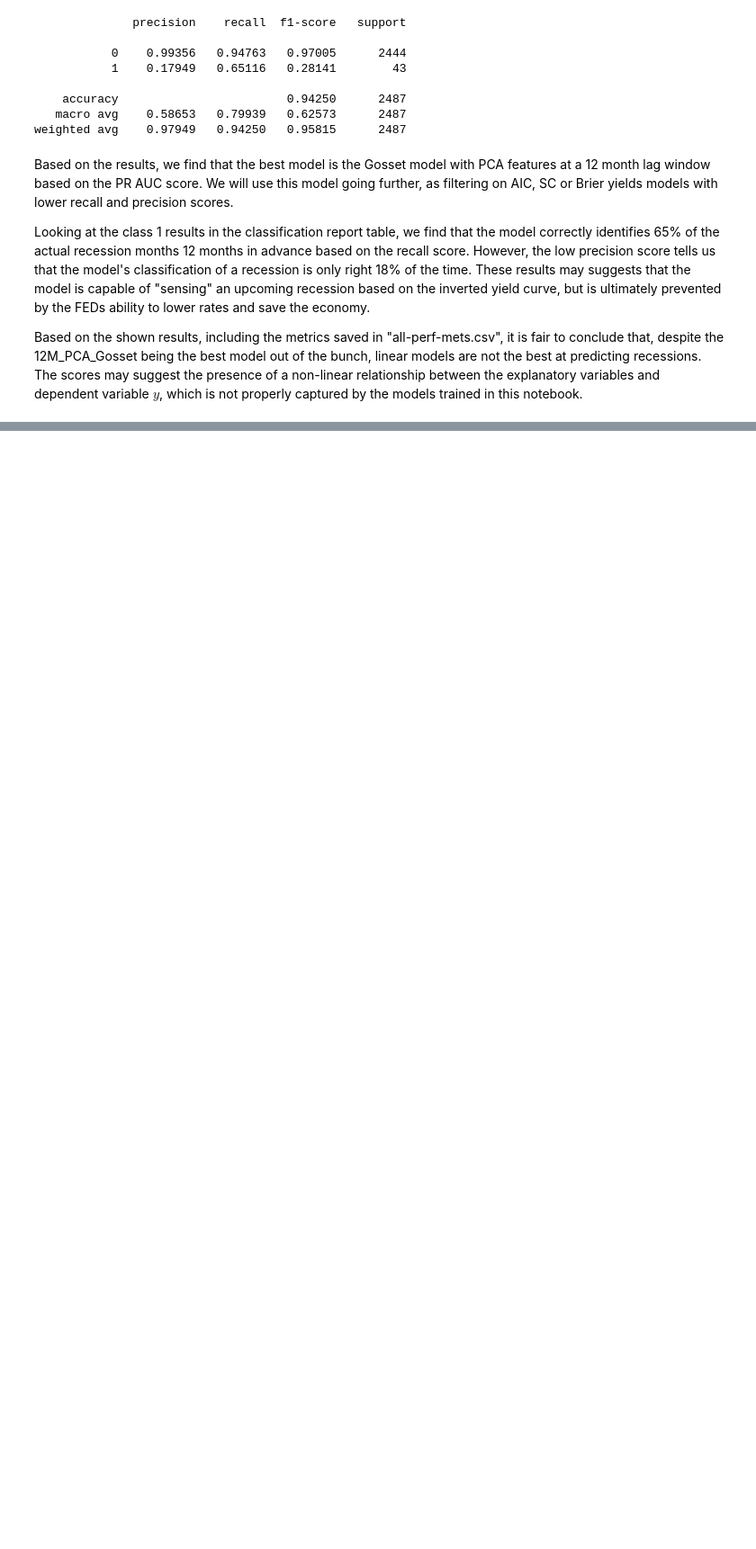
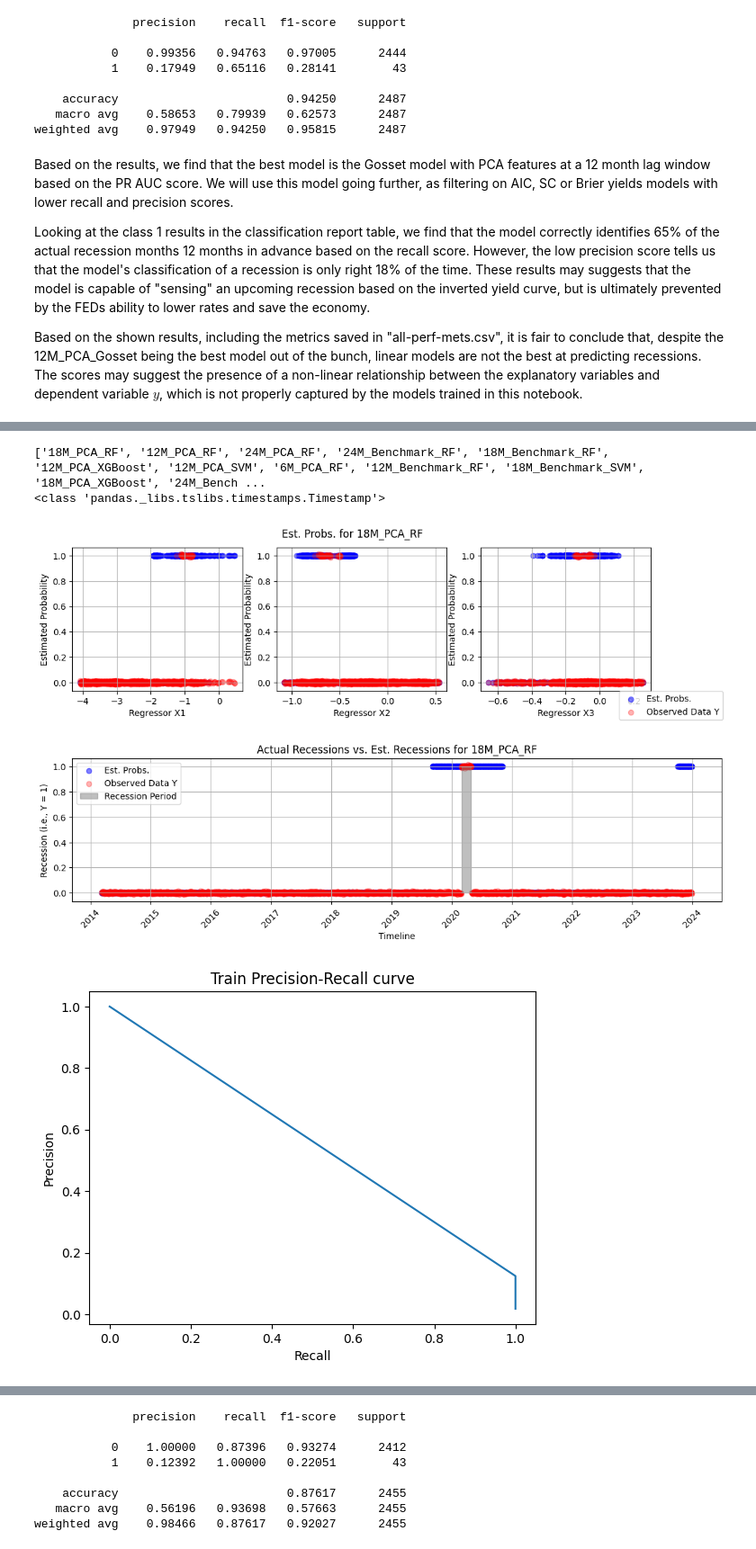
Before and after one commit to VAPopa7/yc-predicting, a Jupyter notebook: main.ipynb, the cells around one changed output, grey strips where cells are left out. Shown at 90% size. Saved outputs shown, nothing was run; the diff lists cells and outputs as text; code cells hidden in the pictures; blank space fills up the shorter version.

Commit message:
feat: added a bonus section to the project assessing the performance of complex models on predicting recessions

```diff
--- a/main.ipynb
+++ b/main.ipynb
@@ -296,7 +296,7 @@ for window_name, window_size in windows.items():
 In this section, we determine the best model based on the PR AUC, given that a higher PR AUC value indicates better model performance as it suggests a greater ability to distinguish between the two outcomes. Additionally, we plot the model's classification report, its confusion matrix, and its estimated probabilities for recessions against actual recessions.
 # %%
 # Functinon for plotting estimated probabilities
-def plot_probs(model_name):
+def plot_probs(model_est_p, model_name):
     X = model_est_p[model_name]['X'].T
     # Add noise to y for more clarity
     y = model_est_p[model_name]['y']
@@ -337,7 +337,7 @@ def plot_probs(model_name):
     plt.show()
 
 # Function for plotting PR Curve, Confusion Matrix and Classification Report
-def plot_metrics(model_name):
+def plot_metrics(model_extras, model_name):
     # Plot PR Curve
     prc = model_extras[model_name]["PR Curve"]
     plt.plot(prc[1], prc[0])
@@ -386,0 +489,13 @@ Based on the shown results, including the metrics saved in "all-perf-mets.csv",
+# %%
+print(model_order)
+best_model = model_order[0]
+
+# Generate plots
+plot_probs(adv_model_est_p, best_model)
+plot_metrics(adv_model_perf, best_model)
+# %% [output]
+['18M_PCA_RF', '12M_PCA_RF', '24M_PCA_RF', '24M_Benchmark_RF', '18M_Benchmark_RF', '12M_PCA_XGBoost', '12M_PCA_SVM', '6M_PCA_RF', '12M_Benchmark_RF', '18M_Benchmark_SVM', '18M_PCA_XGBoost', '24M_Bench ...
+<class 'pandas._libs.tslibs.timestamps.Timestamp'>
+[figure, added]
+[figure, added]
+[figure, added]
@@ -386,0 +503,8 @@ Based on the shown results, including the metrics saved in "all-perf-mets.csv",
+              precision    recall  f1-score   support
+
+           0    1.00000   0.87396   0.93274      2412
+           1    0.12392   1.00000   0.22051        43
+
+    accuracy                        0.87617      2455
+   macro avg    0.56196   0.93698   0.57663      2455
+weighted avg    0.98466   0.87617   0.92027      2455
```
Also changed, not shown: parts of 6 cells of this notebook.
